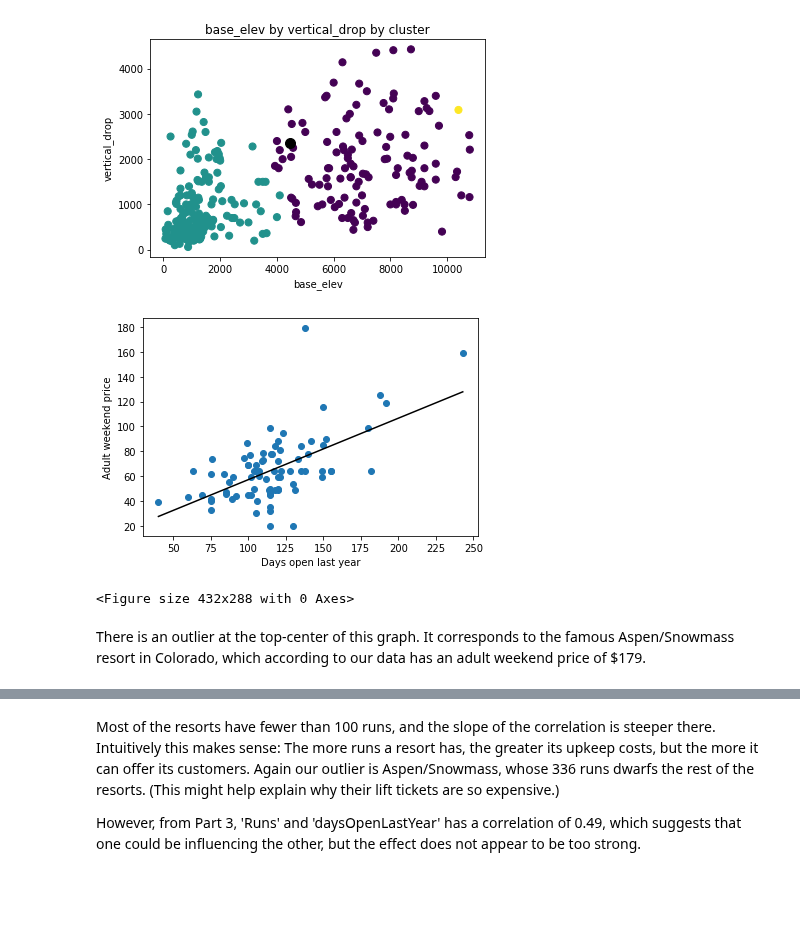
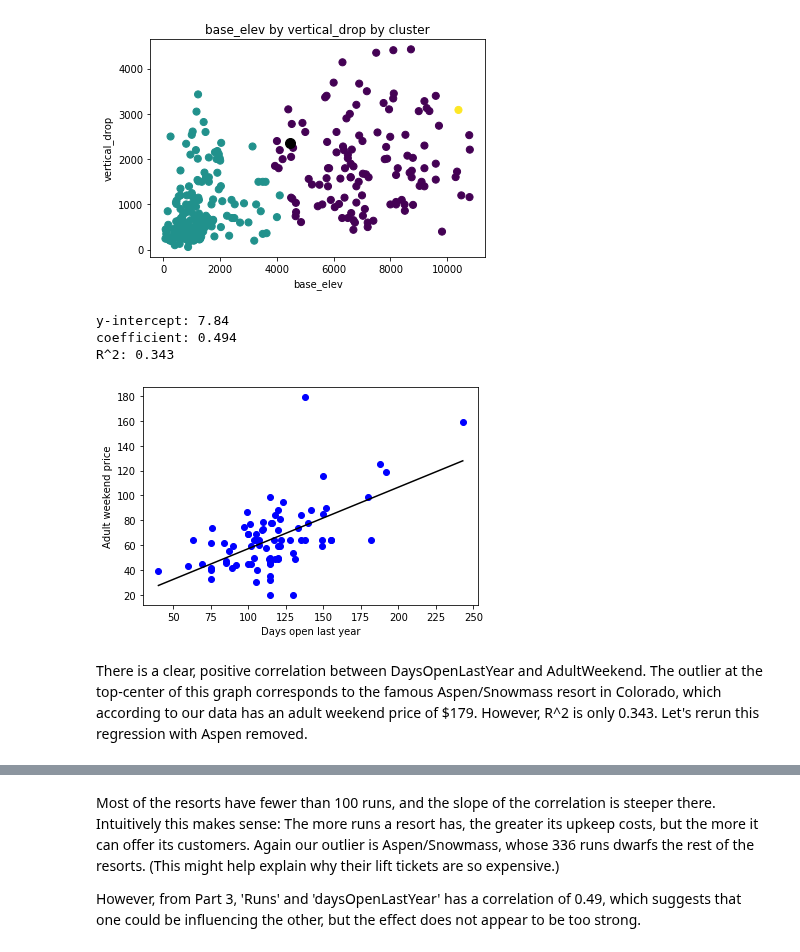
Before and after one commit to BarrettNB/Springboard, a Jupyter notebook: Capstone_1/GuidedCapstoneStep6HL.ipynb, the cells around one changed output, grey strips where cells are left out. Cells and saved outputs as stored; diff of their text form; code cells hidden in the pictures; blank space fills up the shorter version.

```diff
--- a/Capstone_1/GuidedCapstoneStep6HL.ipynb
+++ b/Capstone_1/GuidedCapstoneStep6HL.ipynb
@@ -47,7 +47,8 @@ os.chdir(path)
 df = pd.read_csv('data\step3_output.csv').drop('Unnamed: 0', axis=1)
 
 from sklearn import preprocessing
-X = df.drop(['Name','state','AdultWeekend','state','base_elev','vertical_drop'], axis=1)
+X = df.drop(['state','AdultWeekend','base_elev','vertical_drop'], axis=1)
+X.set_index('Name', inplace=True)
 y = df.AdultWeekend
 scaler = preprocessing.StandardScaler().fit(X)
 X_scaled=scaler.transform(X)
@@ -139,20 +140,25 @@ plt.show()
 # %%
 # Linear regression of AdultWeekend(daysOpenLastYear)
 from sklearn.linear_model import LinearRegression
 
 x_loc = X.columns.get_loc('daysOpenLastYear')
 x_linreg = scaler.inverse_transform(X_test)[:, x_loc]
 raw_linreg = LinearRegression().fit(x_linreg.reshape(-1, 1), y_test)
 x_points = np.array([np.min(x_linreg), np.max(x_linreg)])
 y_points = raw_linreg.predict(x_points.reshape(-1, 1))
-plt.scatter(x_linreg, y_test)
+plt.scatter(x_linreg, y_test, c='b')
 plt.plot(x_points, y_points, c='k')
 plt.xlabel('Days open last year')
 plt.ylabel('Adult weekend price')
+print('y-intercept: %.2f' %(raw_linreg.intercept_))
+print('coefficient: %.3f' %(raw_linreg.coef_[0]))
+print('R^2: %.3f' %(raw_linreg.score(x_linreg.reshape(-1,1), y_test)))
+#plt.savefig('figures/fig2.png',bbox_inches='tight')
 plt.show()
-plt.savefig('figures/fig2.png',bbox_inches='tight')
 # %% [output]
+y-intercept: 7.84
+coefficient: 0.494
+R^2: 0.343
-[figure, old version]
+[figure, new version]
-<Figure size 432x288 with 0 Axes>
 # %% [markdown]
-There is an outlier at the top-center of this graph. It corresponds to the famous Aspen/Snowmass resort in Colorado, which according to our data has an adult weekend price of $179.
+There is a clear, positive correlation between DaysOpenLastYear and AdultWeekend. The outlier at the top-center of this graph corresponds to the famous Aspen/Snowmass resort in Colorado, which according to our data has an adult weekend price of $179. However, R^2 is only 0.343. Let's rerun this regression with Aspen removed.
```
Also changed, not shown: parts of 7 cells of this notebook.
